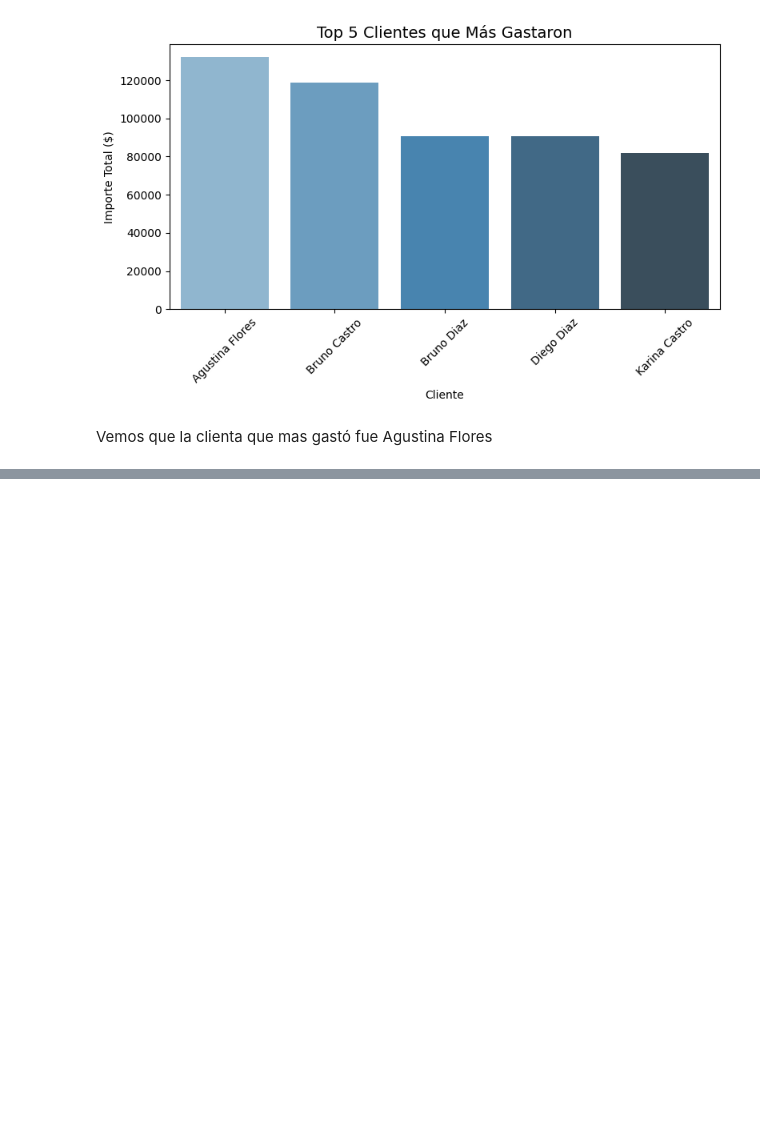
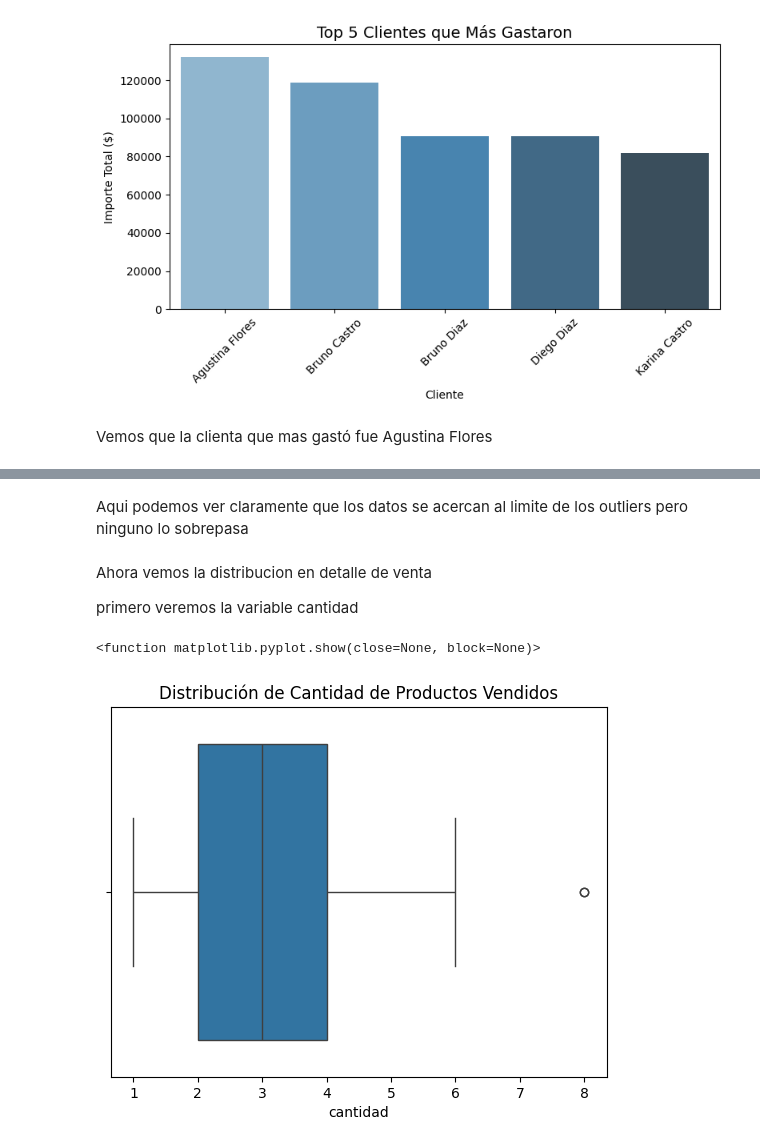
Before and after one commit to luisestebanardiles/Proyecto-Aurelion, a Jupyter notebook: limpieza_datos.ipynb, the cells around one changed output, grey strips where cells are left out. Drawn from its saved outputs; the diff is of its cells as text; code cells hidden in the pictures; blank space fills up the shorter version.

```diff
--- a/limpieza_datos.ipynb
+++ b/limpieza_datos.ipynb
@@ -690,0 +761,13 @@ Vemos que la clienta que mas gastó fue Agustina Flores
+# %% [markdown]
+Aqui podemos ver claramente que los datos se acercan al limite de los outliers pero ninguno lo sobrepasa
+# %% [markdown]
+Ahora vemos la distribucion en detalle de venta
+
+primero veremos la variable cantidad
+# %%
+sns.boxplot(x=df_detalle_limpio['cantidad'])
+plt.title('Distribución de Cantidad de Productos Vendidos')
+plt.show
+# %% [output]
+<function matplotlib.pyplot.show(close=None, block=None)>
+[figure, added]
```
Also changed, not shown: parts of 30 cells of this notebook, 4 other files.
